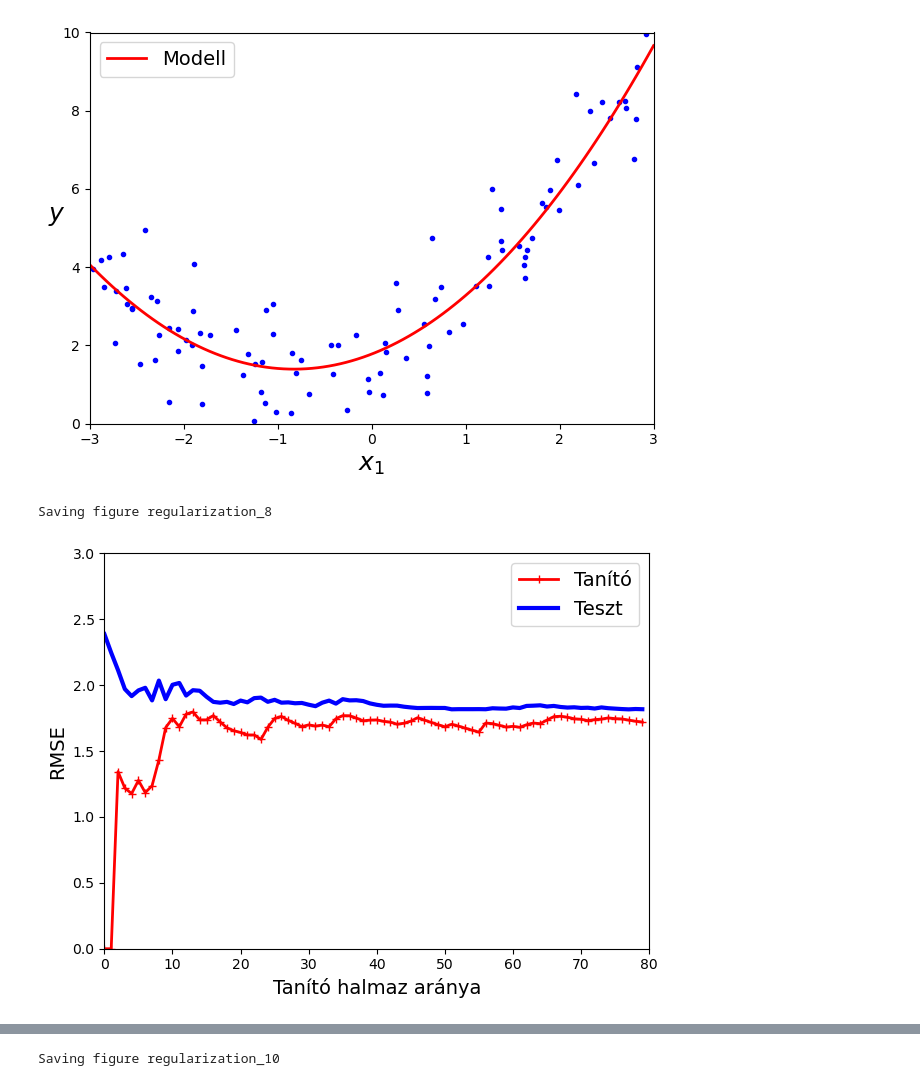
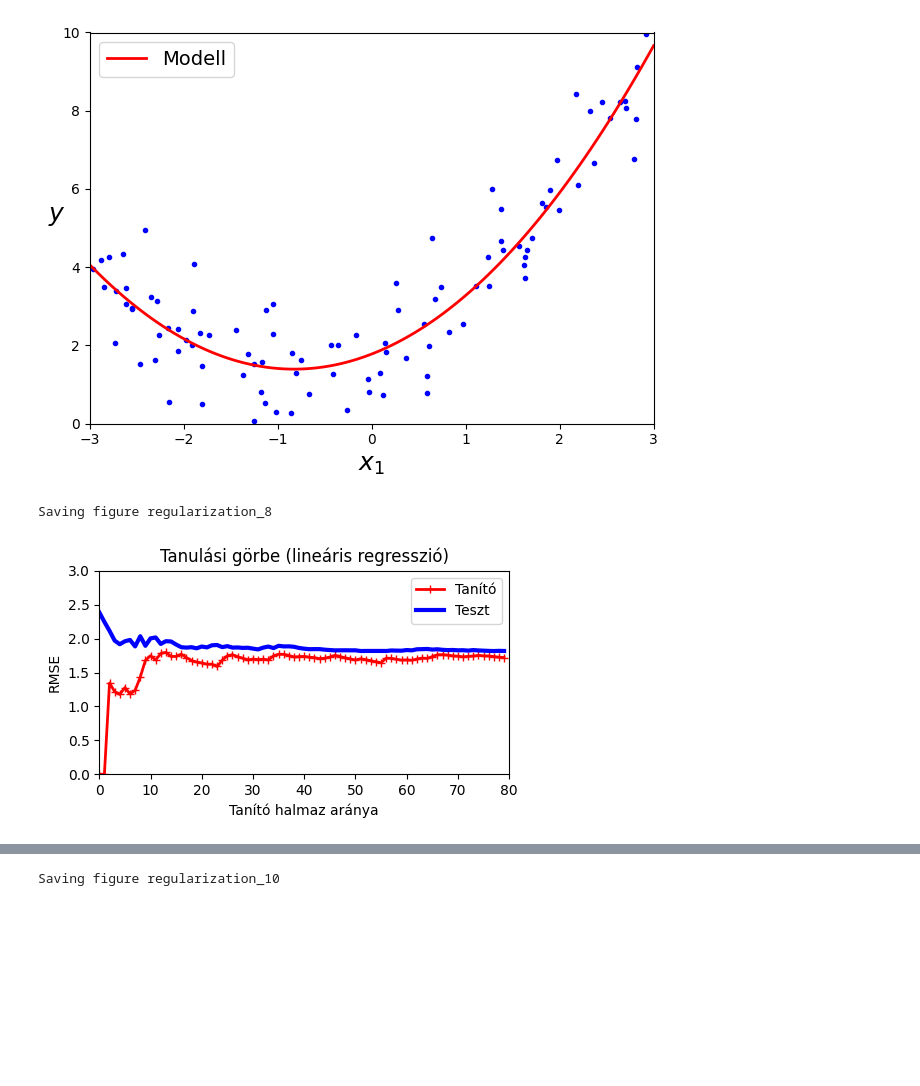
Before and after one commit to basictask/Elemzesmodszertan, a Jupyter notebook: 3_regularization/doc/images/3_regularization.ipynb, the cells around one changed output, grey strips where cells are left out. Drawn from its saved outputs; the diff is of its cells as text; code cells hidden in the pictures; blank space fills up the shorter version.

```diff
--- a/3_regularization/doc/images/3_regularization.ipynb
+++ b/3_regularization/doc/images/3_regularization.ipynb
@@ -192,18 +192,20 @@ def plot_learning_curves(model, X, y):
 
     plt.plot(np.sqrt(train_errors), "r-+", linewidth=2, label="Tanító")
     plt.plot(np.sqrt(val_errors), "b-", linewidth=3, label="Teszt")
-    plt.legend(loc="upper right", fontsize=14)   # not shown in the book
-    plt.xlabel("Tanító halmaz aránya", fontsize=14) # not shown
-    plt.ylabel("RMSE", fontsize=14)              # not shown
+    plt.legend(loc="upper right")   # not shown in the book
+    plt.xlabel("Tanító halmaz aránya") # not shown
+    plt.ylabel("RMSE")              # not shown
 # %%
 lin_reg = LinearRegression()
+plt.figure(figsize=(5, 3))
 plot_learning_curves(lin_reg, X, y)
 plt.axis([0, 80, 0, 3])                         # not shown in the book
+plt.title('Tanulási görbe (lineáris regresszió)')
 save_fig("regularization_8")   # not shown
 plt.show()                                      # not shown
 # %% [output]
 Saving figure regularization_8
-[figure, old version]
+[figure, new version]
 # %%
 polynomial_regression = Pipeline([
         ("poly_features", PolynomialFeatures(degree=10, include_bias=False)),
```
Also changed, not shown: parts of 3 cells of this notebook, 21 other files.
